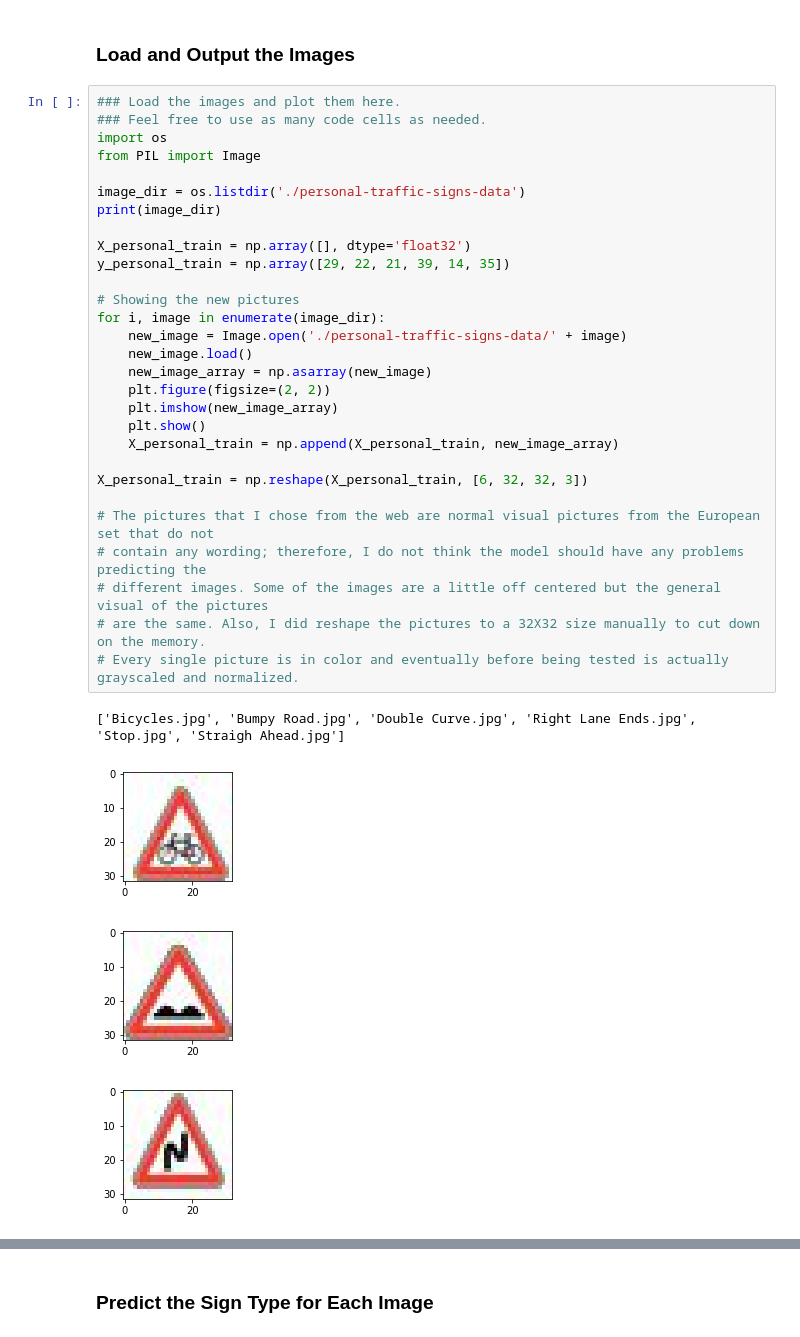
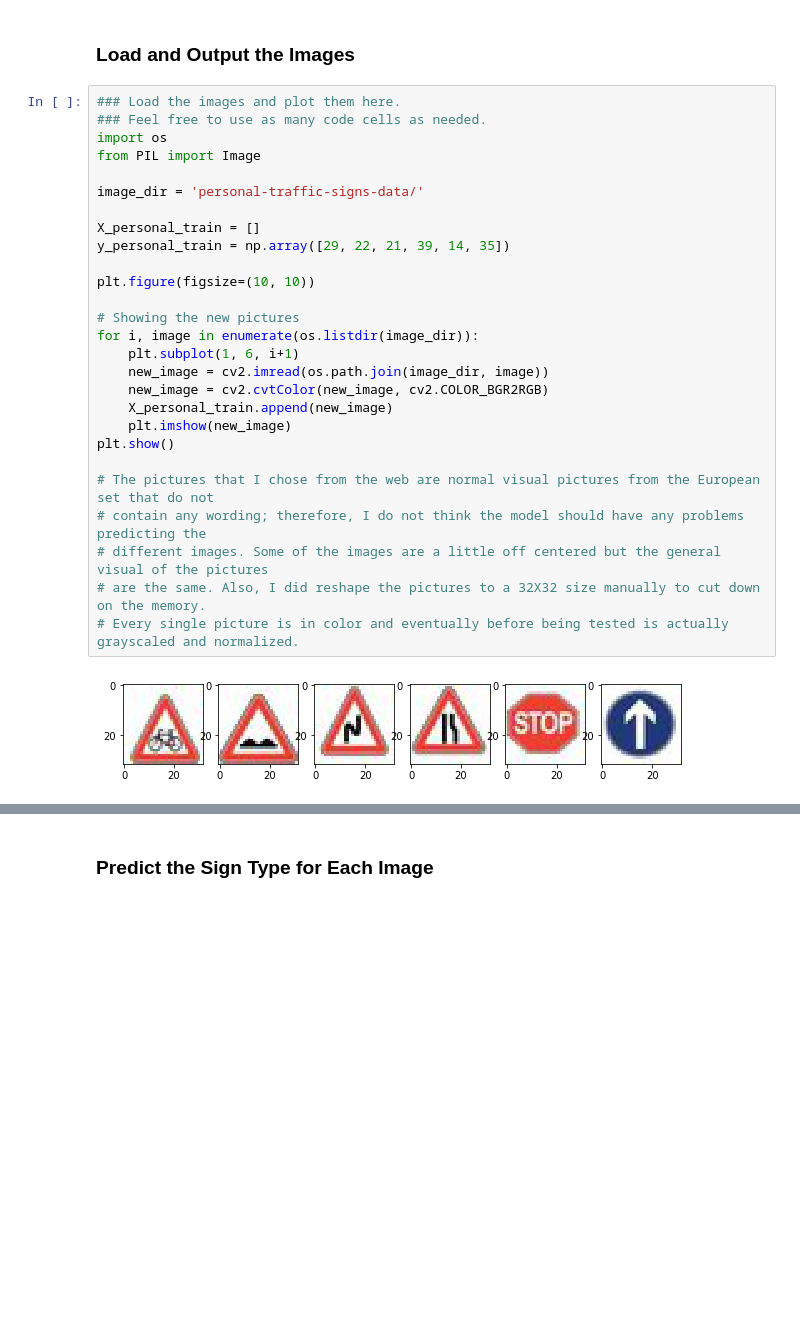
Before and after one commit to CJL89/Traffic-Sign-Classifier, a Jupyter notebook: Traffic_Sign_Classifier.ipynb, the cells around one changed output, grey strips where cells are left out. Drawn from its saved outputs; the diff is of its cells as text; blank space fills up the shorter version.

Commit message:
Updated personal images

```diff
--- a/Traffic_Sign_Classifier.ipynb
+++ b/Traffic_Sign_Classifier.ipynb
@@ -613,34 +613,29 @@ Test Accuracy = 0.805
 # %%
 ### Load the images and plot them here.
 ### Feel free to use as many code cells as needed.
 import os
 from PIL import Image
 
-image_dir = os.listdir('./personal-traffic-signs-data')
-print(image_dir)
+image_dir = 'personal-traffic-signs-data/'
 
-X_personal_train = np.array([], dtype='float32')
+X_personal_train = []
 y_personal_train = np.array([29, 22, 21, 39, 14, 35])
 
+plt.figure(figsize=(10, 10))
+
 # Showing the new pictures
-for i, image in enumerate(image_dir):
-    new_image = Image.open('./personal-traffic-signs-data/' + image)
-    new_image.load()
-    new_image_array = np.asarray(new_image)
-    plt.figure(figsize=(2, 2))
-    plt.imshow(new_image_array)
-    plt.show()
-    X_personal_train = np.append(X_personal_train, new_image_array)
-
-X_personal_train = np.reshape(X_personal_train, [6, 32, 32, 3])
+for i, image in enumerate(os.listdir(image_dir)):
+    plt.subplot(1, 6, i+1)
+    new_image = cv2.imread(os.path.join(image_dir, image))
+    new_image = cv2.cvtColor(new_image, cv2.COLOR_BGR2RGB)
+    X_personal_train.append(new_image)
+    plt.imshow(new_image)
+plt.show()
 
 # The pictures that I chose from the web are normal visual pictures from the European set that do not
 # contain any wording; therefore, I do not think the model should have any problems predicting the
 # different images. Some of the images are a little off centered but the general visual of the pictures
 # are the same. Also, I did reshape the pictures to a 32X32 size manually to cut down on the memory.
 # Every single picture is in color and eventually before being tested is actually grayscaled and normalized.
 # %% [output]
-['Bicycles.jpg', 'Bumpy Road.jpg', 'Double Curve.jpg', 'Right Lane Ends.jpg', 'Stop.jpg', 'Straigh Ahead.jpg']
-[figure, old version]
+[figure, new version]
-[figure, removed]
-[figure, removed]
```
Also changed, not shown: parts of 10 cells of this notebook, 4 other files.
